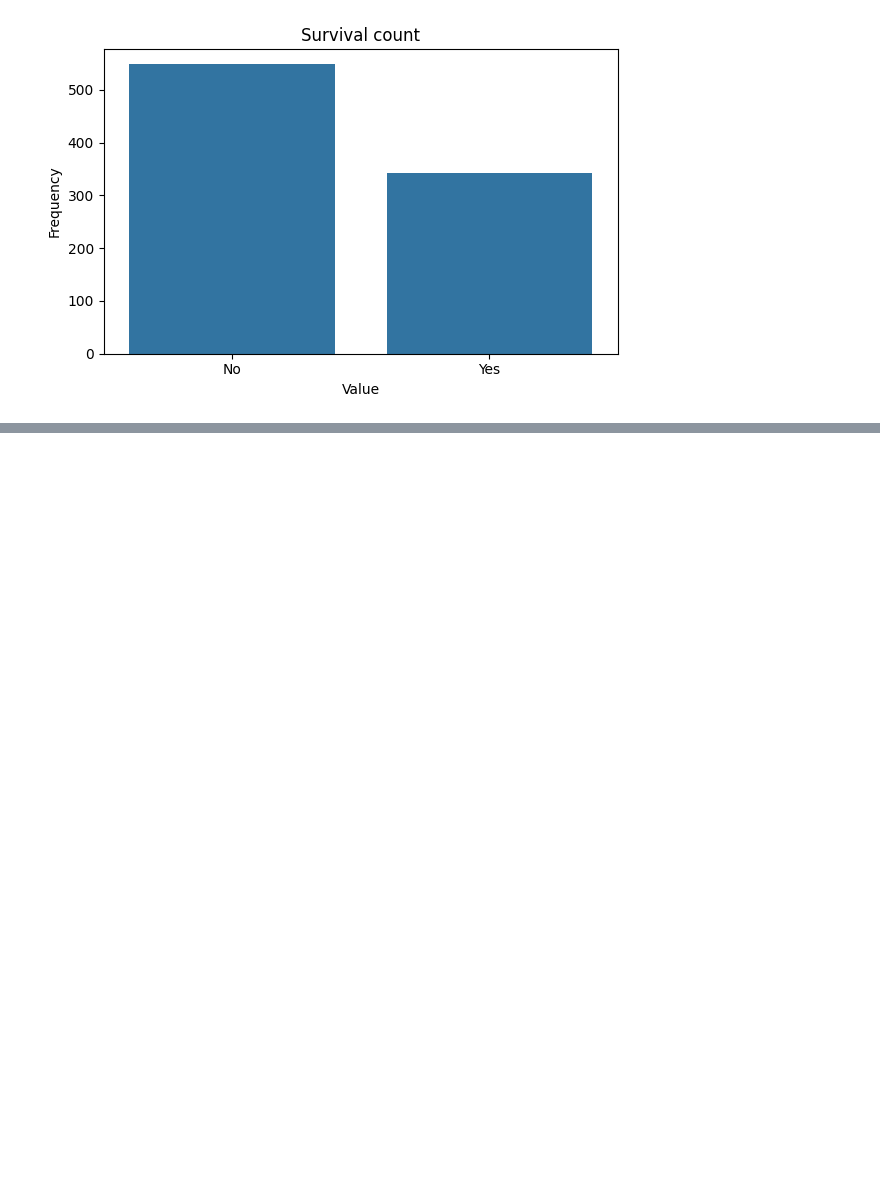
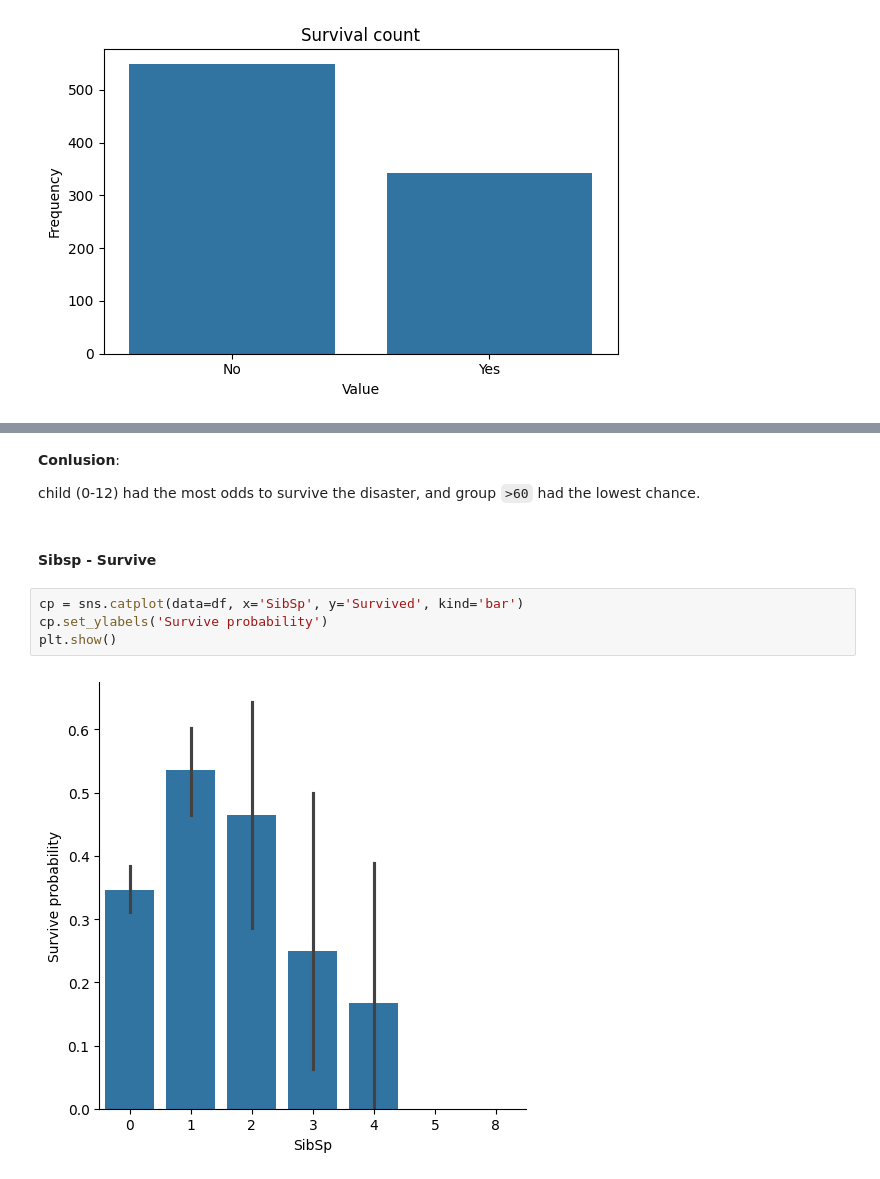
Before and after one commit to Moraw1993/Programowanie-SI, a Jupyter notebook: 5. Sklearn/titanic.ipynb, the cells around one changed output, grey strips where cells are left out. Saved outputs shown, nothing was run; the diff lists cells and outputs as text; blank space fills up the shorter version.

```diff
--- a/5. Sklearn/titanic.ipynb
+++ b/5. Sklearn/titanic.ipynb
@@ -364,0 +503,12 @@ we can say "If pesrson was in 3rd class they had ~70% chance of not surviving, m
+# %% [markdown]
+**Conlusion**:
+
+child (0-12) had the most odds to survive the disaster, and group `>60` had the lowest chance.
+# %% [markdown]
+#### Sibsp - Survive
+# %%
+cp = sns.catplot(data=df, x='SibSp', y='Survived', kind='bar')
+cp.set_ylabels('Survive probability')
+plt.show()
+# %% [output]
+[figure, added]
```
Also changed, not shown: parts of 33 cells of this notebook.
